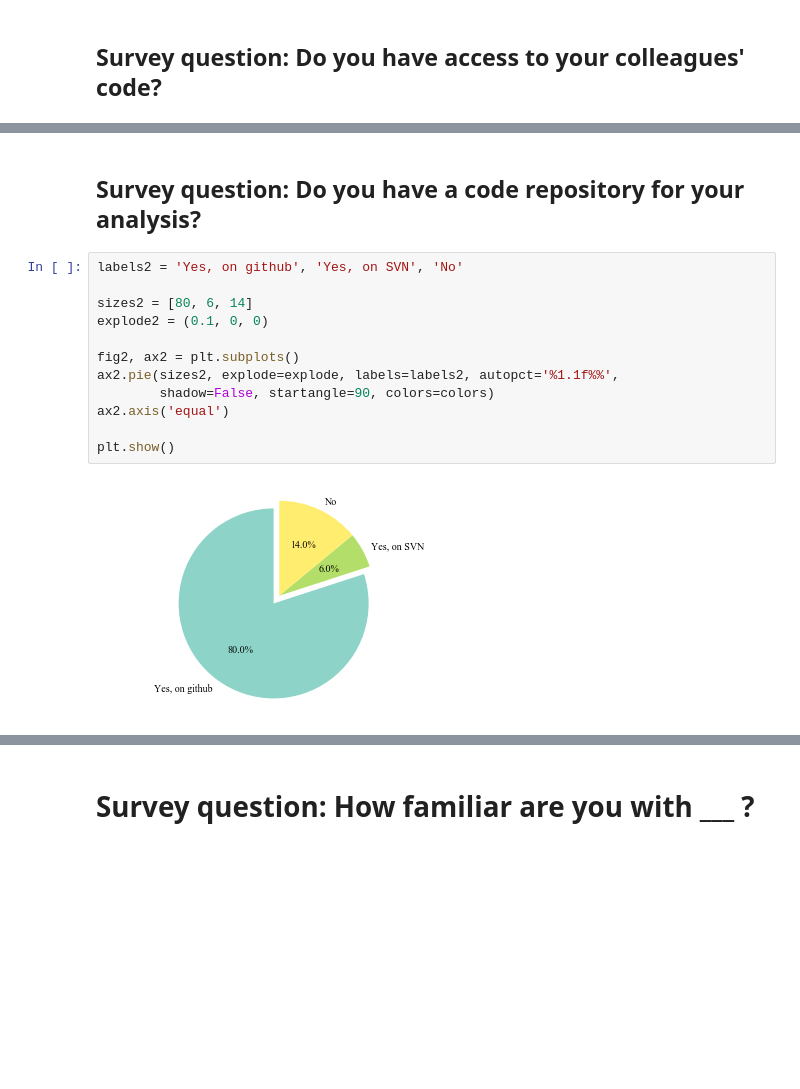
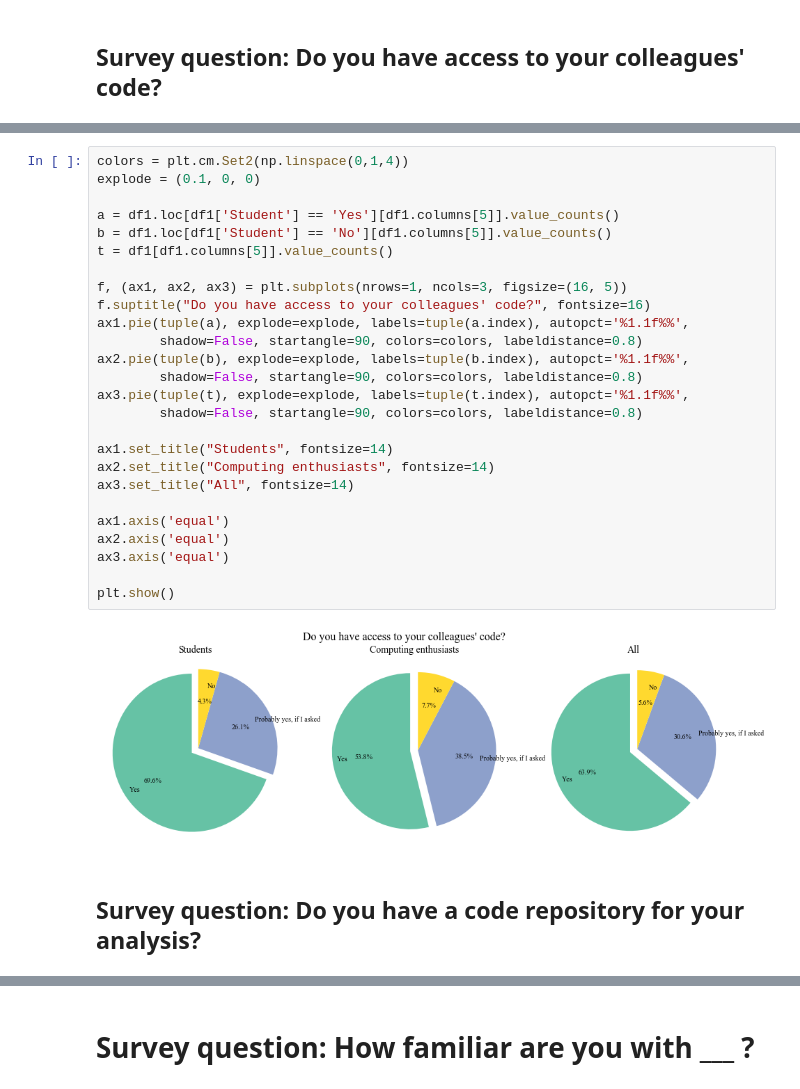
Before and after one commit to atrisovic/thesis-plots, a Jupyter notebook: lhcb-survey-results-2017.ipynb, the cells around one changed output, grey strips where cells are left out. Drawn from its saved outputs; the diff is of its cells as text; blank space fills up the shorter version.

```diff
--- a/lhcb-survey-results-2017.ipynb
+++ b/lhcb-survey-results-2017.ipynb
@@ -44,16 +44,30 @@ plt.show()
+# %%
+colors = plt.cm.Set2(np.linspace(0,1,4))
+explode = (0.1, 0, 0)
+
+a = df1.loc[df1['Student'] == 'Yes'][df1.columns[5]].value_counts()
+b = df1.loc[df1['Student'] == 'No'][df1.columns[5]].value_counts()
+t = df1[df1.columns[5]].value_counts()
+
+f, (ax1, ax2, ax3) = plt.subplots(nrows=1, ncols=3, figsize=(16, 5))
+f.suptitle("Do you have access to your colleagues' code?", fontsize=16)
+ax1.pie(tuple(a), explode=explode, labels=tuple(a.index), autopct='%1.1f%%',
+        shadow=False, startangle=90, colors=colors, labeldistance=0.8)
+ax2.pie(tuple(b), explode=explode, labels=tuple(b.index), autopct='%1.1f%%',
+        shadow=False, startangle=90, colors=colors, labeldistance=0.8)
+ax3.pie(tuple(t), explode=explode, labels=tuple(t.index), autopct='%1.1f%%',
+        shadow=False, startangle=90, colors=colors, labeldistance=0.8)
+
+ax1.set_title("Students", fontsize=14)
+ax2.set_title("Computing enthusiasts", fontsize=14)
+ax3.set_title("All", fontsize=14)
+
+ax1.axis('equal')
+ax2.axis('equal')
+ax3.axis('equal')
+
+plt.show()
+# %% [output]
+[figure, added]
 # %% [markdown]
 ## Survey question: Do you have a code repository for your analysis?
-# %%
-labels2 = 'Yes, on github', 'Yes, on SVN', 'No'
-
-sizes2 = [80, 6, 14]
-explode2 = (0.1, 0, 0)
-
-fig2, ax2 = plt.subplots()
-ax2.pie(sizes2, explode=explode, labels=labels2, autopct='%1.1f%%',
-        shadow=False, startangle=90, colors=colors)
-ax2.axis('equal')
-
-plt.show()
-# %% [output]
-[figure, removed]
```
Also changed, not shown: parts of 22 cells of this notebook, 2 other files.
